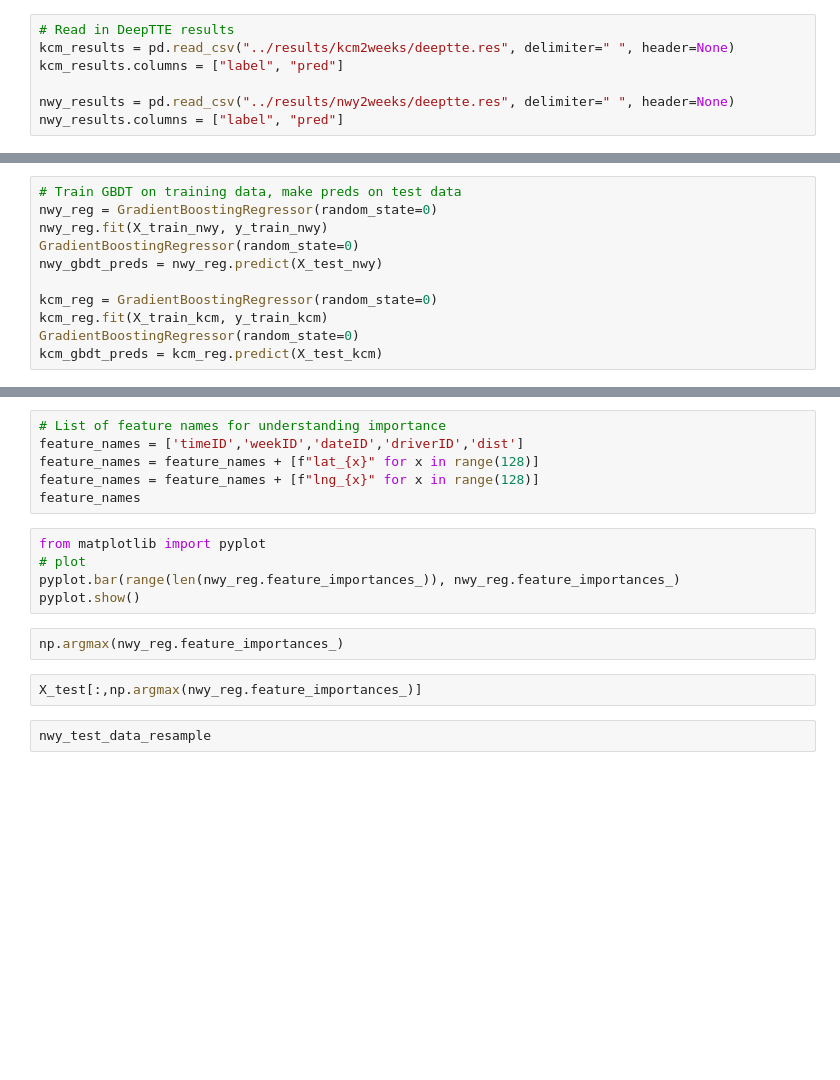
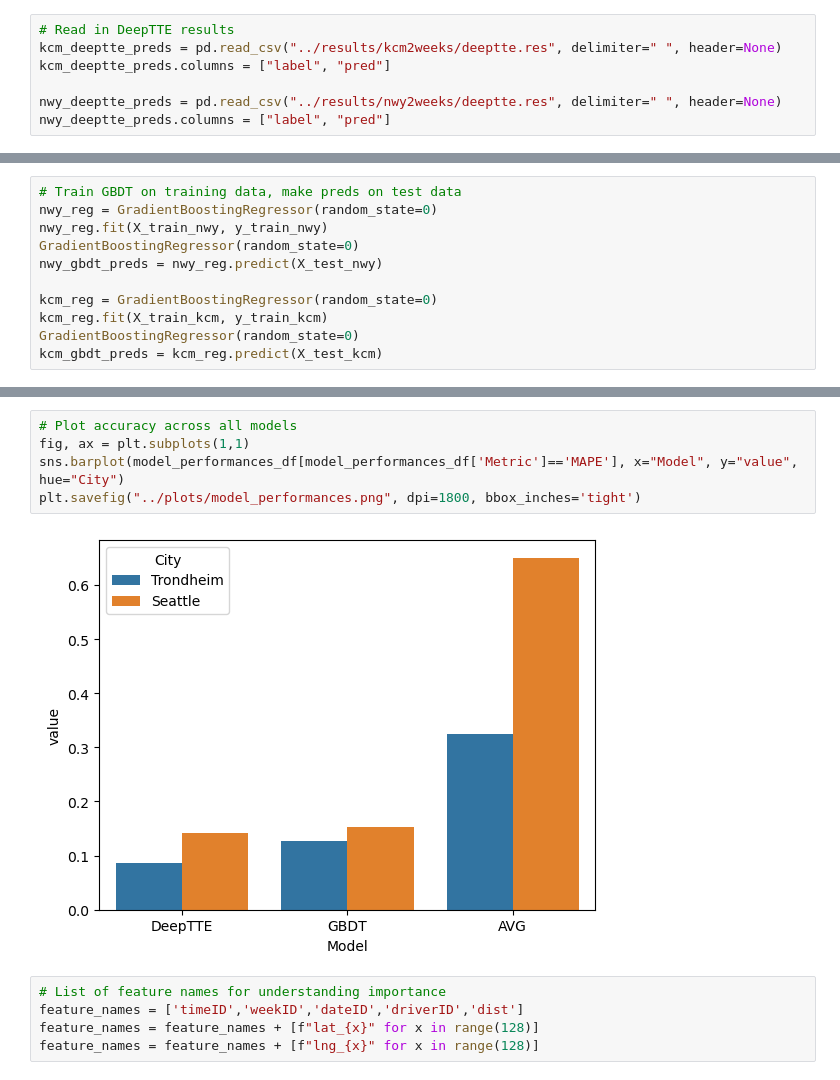
Before and after one commit to zackAemmer/generalizable_travel_times, a Jupyter notebook: src/04_explore_results.ipynb, the cells around one changed output, grey strips where cells are left out. Cells and saved outputs as stored; diff of their text form; blank space fills up the shorter version.

Commit message:
Model results exploration

```diff
--- a/src/04_explore_results.ipynb
+++ b/src/04_explore_results.ipynb
@@ -25,10 +23,10 @@ importlib.reload(data_utils)
 # %%
 # Read in DeepTTE results
-kcm_results = pd.read_csv("../results/kcm2weeks/deeptte.res", delimiter=" ", header=None)
-kcm_results.columns = ["label", "pred"]
+kcm_deeptte_preds = pd.read_csv("../results/kcm2weeks/deeptte.res", delimiter=" ", header=None)
+kcm_deeptte_preds.columns = ["label", "pred"]
 
-nwy_results = pd.read_csv("../results/nwy2weeks/deeptte.res", delimiter=" ", header=None)
-nwy_results.columns = ["label", "pred"]
+nwy_deeptte_preds = pd.read_csv("../results/nwy2weeks/deeptte.res", delimiter=" ", header=None)
+nwy_deeptte_preds.columns = ["label", "pred"]
 # %%
 # Read in config file
 with open("../results/kcm2weeks/data/config.json") as f:
@@ -139,17 +173,12 @@ print(f"MAE: {metrics.mean_absolute_error([x['time'] for x in nwy_test_data], nw
+# %%
+# Plot accuracy across all models
+fig, ax = plt.subplots(1,1)
+sns.barplot(model_performances_df[model_performances_df['Metric']=='MAPE'], x="Model", y="value", hue="City")
+plt.savefig("../plots/model_performances.png", dpi=1800, bbox_inches='tight')
+# %% [output]
+[figure, added]
 # %%
 # List of feature names for understanding importance
 feature_names = ['timeID','weekID','dateID','driverID','dist']
 feature_names = feature_names + [f"lat_{x}" for x in range(128)]
 feature_names = feature_names + [f"lng_{x}" for x in range(128)]
-feature_names
-# %%
-from matplotlib import pyplot
-# plot
-pyplot.bar(range(len(nwy_reg.feature_importances_)), nwy_reg.feature_importances_)
-pyplot.show()
-# %%
-np.argmax(nwy_reg.feature_importances_)
-# %%
-X_test[:,np.argmax(nwy_reg.feature_importances_)]
-# %%
-nwy_test_data_resample
```
Also changed, not shown: parts of 6 cells of this notebook, 1 other file.
